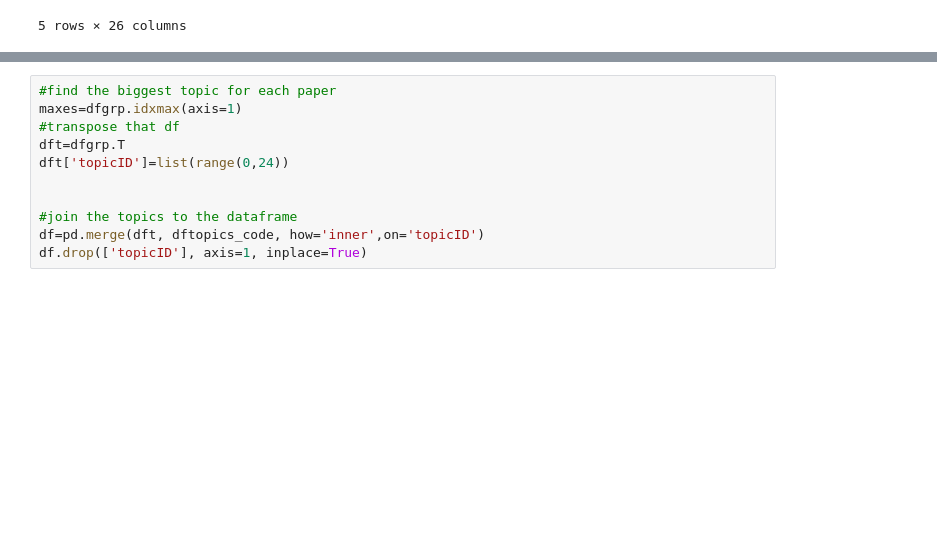
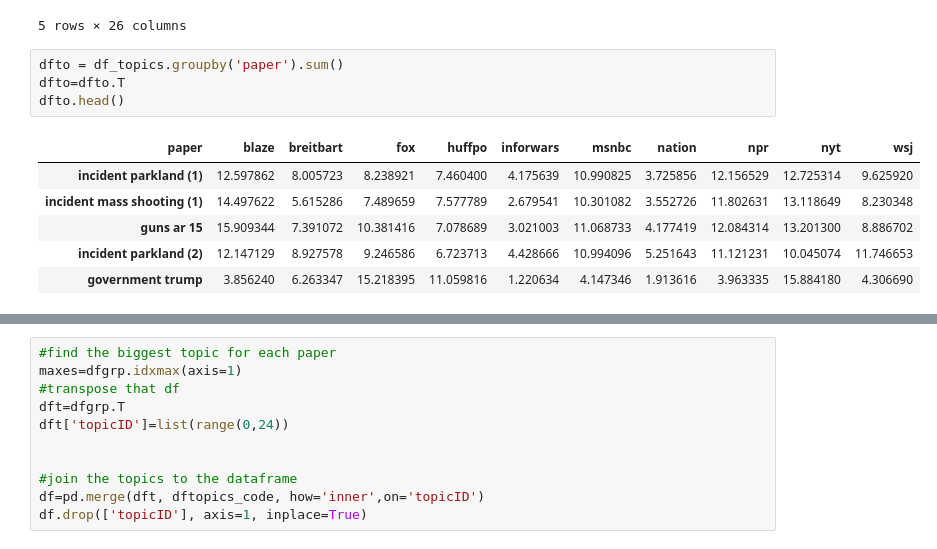
Before and after one commit to michellejm/guns_in_America, a Jupyter notebook: guns_wafflegrids.ipynb, the cells around one changed output, grey strips where cells are left out. Saved outputs shown, nothing was run; the diff lists cells and outputs as text; blank space fills up the shorter version.

```diff
--- a/guns_wafflegrids.ipynb
+++ b/guns_wafflegrids.ipynb
@@ -40,6 +40,17 @@ df_topics.head()
 | 3 | 0.000000 | 0.0 | 0.000000 | 0.000000 | 0.000000 | ... |
 | 4 | 0.000000 | 0.0 | 0.000000 | 0.215865 | 0.000000 | ... |
 5 rows × 26 columns
+# %%
+dfto = df_topics.groupby('paper').sum()
+dfto=dfto.T
+dfto.head()
+# %% [output]
+| paper | blaze | breitbart | fox | huffpo | inforwars | msnbc | nation | npr | nyt | wsj |
+| incident parkland (1) | 12.597862 | 8.005723 | 8.238921 | 7.460400 | 4.175639 | 10.990825 | 3.725856 | 12.156529 | 12.725314 | 9.625920 |
+| incident mass shooting (1) | 14.497622 | 5.615286 | 7.489659 | 7.577789 | 2.679541 | 10.301082 | 3.552726 | 11.802631 | 13.118649 | 8.230348 |
+| guns ar 15 | 15.909344 | 7.391072 | 10.381416 | 7.078689 | 3.021003 | 11.068733 | 4.177419 | 12.084314 | 13.201300 | 8.886702 |
+| incident parkland (2) | 12.147129 | 8.927578 | 9.246586 | 6.723713 | 4.428666 | 10.994096 | 5.251643 | 11.121231 | 10.045074 | 11.746653 |
+| government trump | 3.856240 | 6.263347 | 15.218395 | 11.059816 | 1.220634 | 4.147346 | 1.913616 | 3.963335 | 15.884180 | 4.306690 |
 # %%
 dftopics_code.head()
 dftopics_code['genspec']
```
Also changed, not shown: parts of 1 cell of this notebook, 4 other files.
